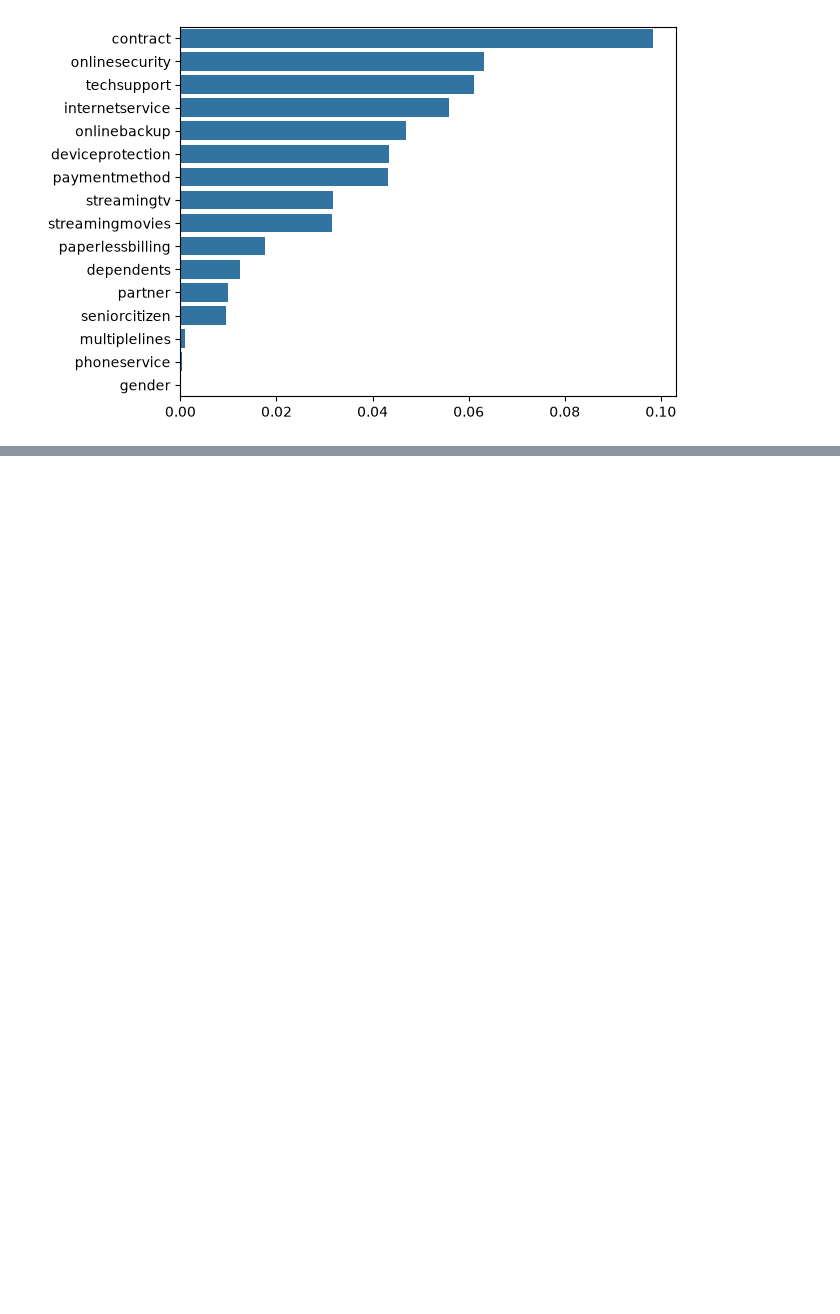
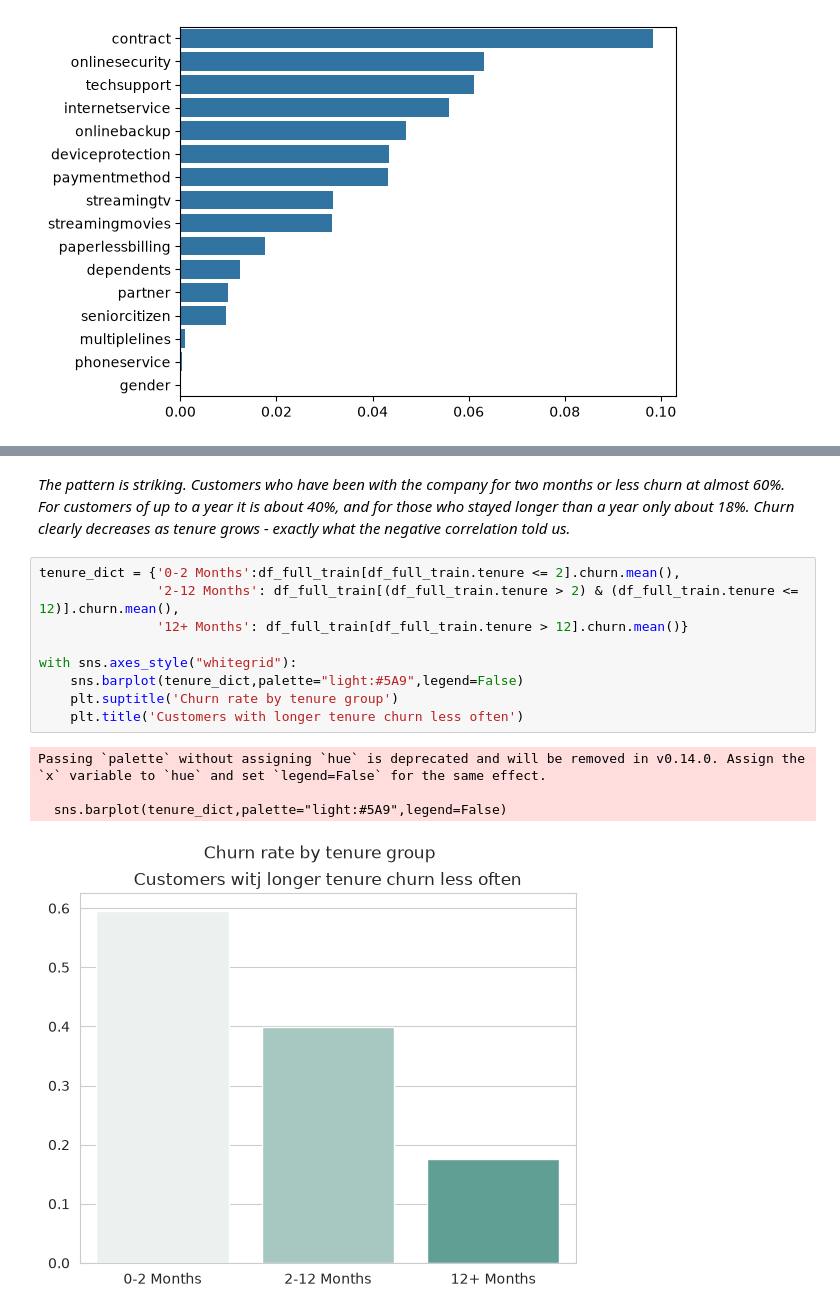
Before and after one commit to dangerpouse/zoomcamp---Machine-Learning, a Jupyter notebook: 03 - Classification/001 - Churn Project.ipynb, the cells around one changed output, grey strips where cells are left out. Saved outputs shown, nothing was run; the diff lists cells and outputs as text; blank space fills up the shorter version.

```diff
--- a/03 - Classification/001 - Churn Project.ipynb
+++ b/03 - Classification/001 - Churn Project.ipynb
@@ -452,0 +512,16 @@ sns.barplot(mi,order=list(mi.sort_values(ascending=False).index), orient='h')
+# %% [markdown]
+*The pattern is striking. Customers who have been with the company for two months or less churn at almost 60%. For customers of up to a year it is about 40%, and for those who stayed longer than a year only about 18%. Churn clearly decreases as tenure grows - exactly what the negative correlation told us.*
+# %%
+tenure_dict = {'0-2 Months':df_full_train[df_full_train.tenure <= 2].churn.mean(),
+               '2-12 Months': df_full_train[(df_full_train.tenure > 2) & (df_full_train.tenure <= 12)].churn.mean(),
+               '12+ Months': df_full_train[df_full_train.tenure > 12].churn.mean()}
+
+with sns.axes_style("whitegrid"):
+    sns.barplot(tenure_dict,palette="light:#5A9",legend=False)
+    plt.suptitle('Churn rate by tenure group')
+    plt.title('Customers with longer tenure churn less often')
+# %% [output]
+Passing `palette` without assigning `hue` is deprecated and will be removed in v0.14.0. Assign the `x` variable to `hue` and set `legend=False` for the same effect.
+
+  sns.barplot(tenure_dict,palette="light:#5A9",legend=False)
+[figure, added]
```
Also changed, not shown: parts of 15 cells of this notebook.
